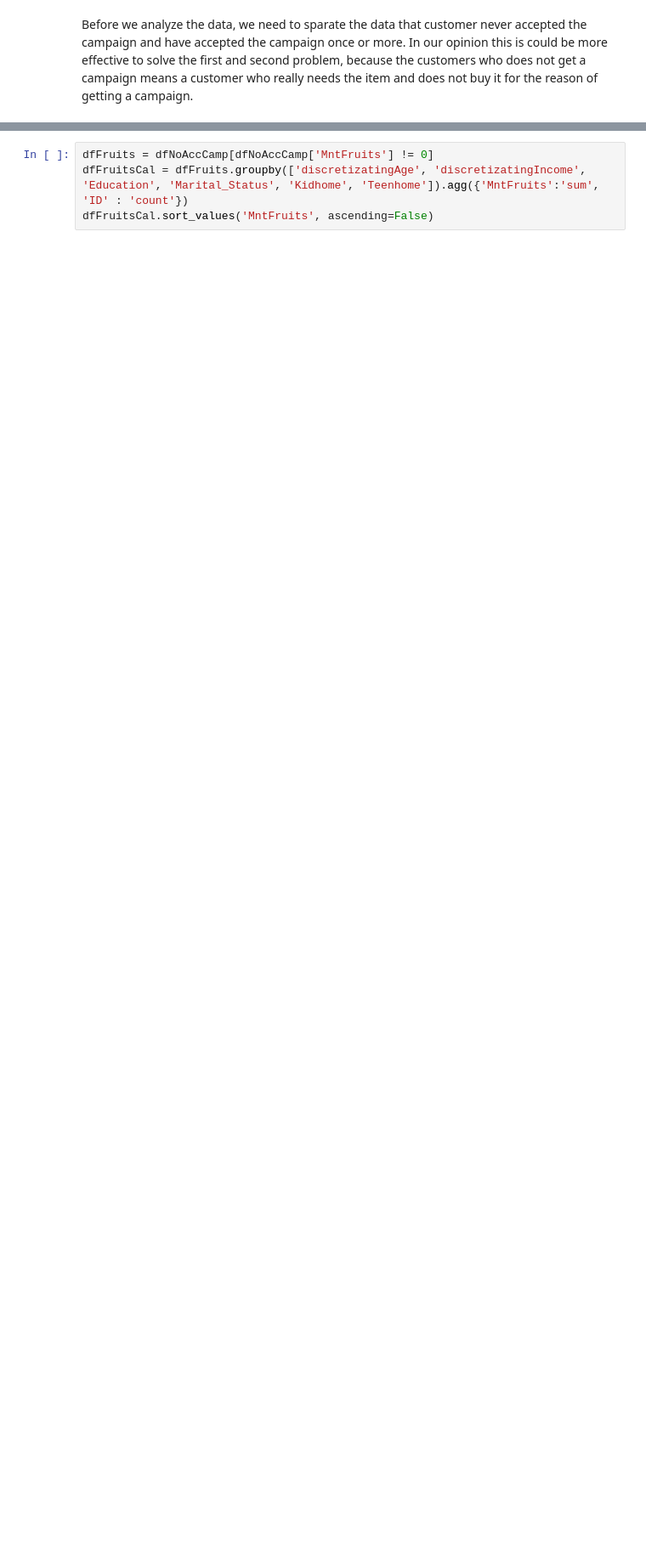
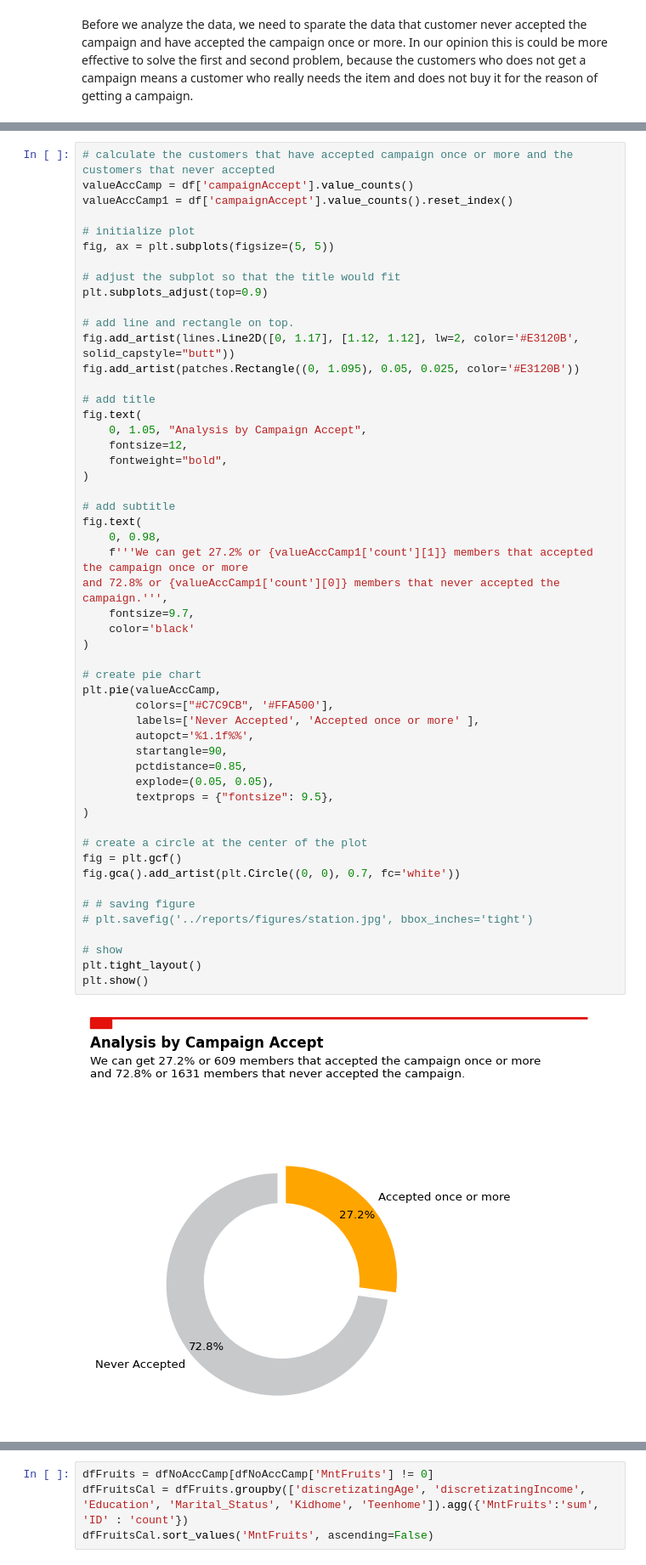
Before and after one commit to fdkurnianto/CapstoneProject2, a Jupyter notebook: notebooks/DataAnalytics.ipynb, the cells around one changed output, grey strips where cells are left out. Shown at 85% size. Saved outputs shown, nothing was run; the diff lists cells and outputs as text; blank space fills up the shorter version.

```diff
--- a/notebooks/DataAnalytics.ipynb
+++ b/notebooks/DataAnalytics.ipynb
@@ -98,0 +99,54 @@ Name: count, dtype: int64
+# %%
+# calculate the customers that have accepted campaign once or more and the customers that never accepted
+valueAccCamp = df['campaignAccept'].value_counts()
+valueAccCamp1 = df['campaignAccept'].value_counts().reset_index()
+
+# initialize plot
+fig, ax = plt.subplots(figsize=(5, 5))
+
+# adjust the subplot so that the title would fit
+plt.subplots_adjust(top=0.9)
+
+# add line and rectangle on top.
+fig.add_artist(lines.Line2D([0, 1.17], [1.12, 1.12], lw=2, color='#E3120B', solid_capstyle="butt"))
+fig.add_artist(patches.Rectangle((0, 1.095), 0.05, 0.025, color='#E3120B'))
+
+# add title
+fig.text(
+    0, 1.05, "Analysis by Campaign Accept",
+    fontsize=12,
+    fontweight="bold",
+)
+
+# add subtitle
+fig.text(
+    0, 0.98,
+    f'''We can get 27.2% or {valueAccCamp1['count'][1]} members that accepted the campaign once or more
+and 72.8% or {valueAccCamp1['count'][0]} members that never accepted the campaign.''',
+    fontsize=9.7,
+    color='black'
+)
+
+# create pie chart
+plt.pie(valueAccCamp,
+        colors=["#C7C9CB", '#FFA500'],
+        labels=['Never Accepted', 'Accepted once or more' ],
+        autopct='%1.1f%%',
+        startangle=90,
+        pctdistance=0.85,
+        explode=(0.05, 0.05),
+        textprops = {"fontsize": 9.5},
+)
+
+# create a circle at the center of the plot
+fig = plt.gcf()
+fig.gca().add_artist(plt.Circle((0, 0), 0.7, fc='white'))
+
+# # saving figure
+# plt.savefig('../reports/figures/station.jpg', bbox_inches='tight')
+
+# show
+plt.tight_layout()
+plt.show()
+# %% [output]
+[figure, added]
```
Also changed, not shown: parts of 34 cells of this notebook, 3 other files.
